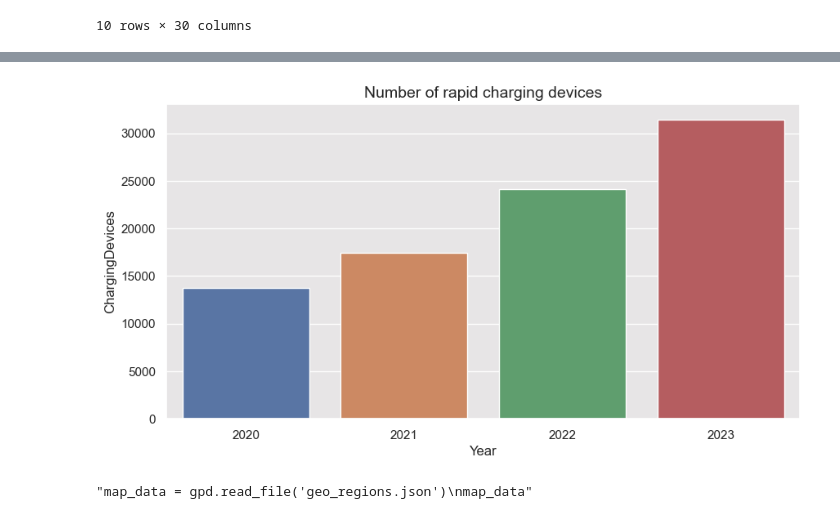
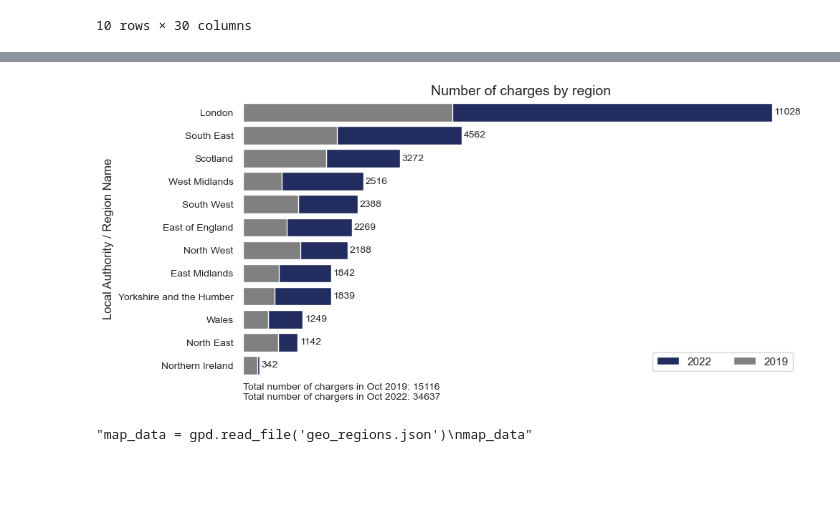
Before and after one commit to ssalazarheredia/vehicle_analysis, a Jupyter notebook: vehicle_analysis.ipynb, the cells around one changed output, grey strips where cells are left out. Saved outputs shown, nothing was run; the diff lists cells and outputs as text; code cells hidden in the pictures; blank space fills up the shorter version.

```diff
--- a/vehicle_analysis.ipynb
+++ b/vehicle_analysis.ipynb
@@ -694,7 +695,10 @@ total_chargers_raw.head(10)
 | 9 | E06000003 | Redcar and Cleveland | 37 | 27.1 | ... |
 10 rows × 30 columns
 # %%
-regions=list(total_chargers_raw.loc[(total_chargers_raw['Local Authority / Region Code'].str.contains('E12')),
+#it looks the totals of the regions in england start with E12
+regions_uk=list(total_chargers_raw.loc[(total_chargers_raw['Local Authority / Region Code'].str.contains('E12')),
                    'Local Authority / Region Name'])
-regions
+regions_uk.extend(['Wales','Scotland','Northern Ireland'])
+
+print(regions_uk)
 # %% [output]
@@ -710,7 +706,18 @@ regions
 # %%
+#Copy dataset
 total_chargers=total_chargers_raw.copy()
-total_chargers=total_chargers[total_chargers['Local Authority / Region Name'].isin(regions)]
+#Get only the two columns needed region and total number of chargers in Oct 2022
+total_chargers=total_chargers.iloc[:, lambda total_chargers: [1,4,28]]
+#Filter for regions in the UK
+total_chargers=total_chargers[total_chargers['Local Authority / Region Name'].isin(regions_uk)]
+#Remove comma to convert values to integer
 total_chargers.replace(to_replace=',',value='',inplace=True,regex=True)
+#Conver to integer
+total_chargers['Oct-22\n(Total Charging Devices)']=total_chargers['Oct-22\n(Total Charging Devices)'].apply(pd.to_numeric)
+total_chargers['Oct-19 \n(Total Charging Devices)']=total_chargers['Oct-19 \n(Total Charging Devices)'].apply(pd.to_numeric)
+
+#Sort values by the number of chargers
+total_chargers.sort_values(by='Oct-22\n(Total Charging Devices)',ascending=False,inplace=True)
 #rapid_chargers=rapid_chargers.replace('x',0.0)
 #rapid_chargers=rapid_chargers.replace('-',0.0)
 #rapid_chargers[rapid_chargers['Local Authority / Region Name'].str.contains('abolished')]
@@ -760,11 +769,22 @@ col_names_pivot=col_names[0:2]+col_names[2::8]
 
 total_charging_devices=total_chargers[col_names_pivot].rename(columns=dic_names).melt(id_vars=col_names[0:2],var_name='Year',value_name='ChargingDevices')
 # %%
-data=total_charging_devices.groupby(by='Year')['ChargingDevices'].sum().to_frame().reset_index()
-plt.figure(figsize=(10,5));
-plt.title('Number of rapid charging devices',size=14)
-sns.set(rc={'figure.facecolor':'white','axes.facecolor':'#e7e5e6'})
-ax=sns.barplot(data,x='Year',y='ChargingDevices')
+data=total_chargers
+total_2019=total_chargers['Oct-19 \n(Total Charging Devices)'].sum()
+total_2022=total_chargers['Oct-22\n(Total Charging Devices)'].sum()
+fig=plt.figure(figsize=(10,5));
+plt.title('Number of charges by region',size=14)
+sns.set(rc={'figure.facecolor':'white','axes.facecolor':'white'})
+ax=sns.barplot(data,x='Oct-22\n(Total Charging Devices)',y='Local Authority / Region Name',color='#182568',label='2022')
+ax=sns.barplot(data,x='Oct-19 \n(Total Charging Devices)',y='Local Authority / Region Name',color='grey',label='2019')
+
+ax.set_yticklabels(data['Local Authority / Region Name'].unique(),fontsize=10)
+ax.bar_label(ax.containers[0],padding=2,fontsize=10)
+ax.get_xaxis().set_ticks([])
+ax.set(xlabel=None)
+ax.legend(ncols=2,loc='lower right',frameon=True)
+ax.text(0,12.5,f'Total number of chargers in Oct 2019: {total_2019} \nTotal number of chargers in Oct 2022: {total_2022}',fontsize=10)
+fig.savefig('graphs/Number of chargers by region.png')
 # %% [output]
-[figure, old version]
+[figure, new version]
 # %%
```
Also changed, not shown: parts of 4 cells of this notebook, 1 other file.
